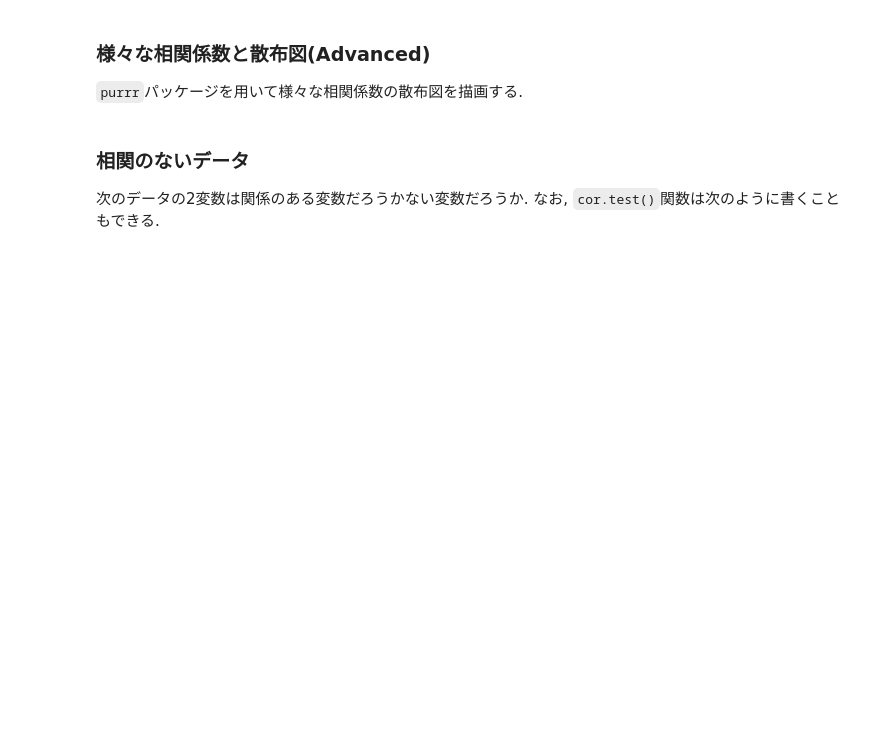
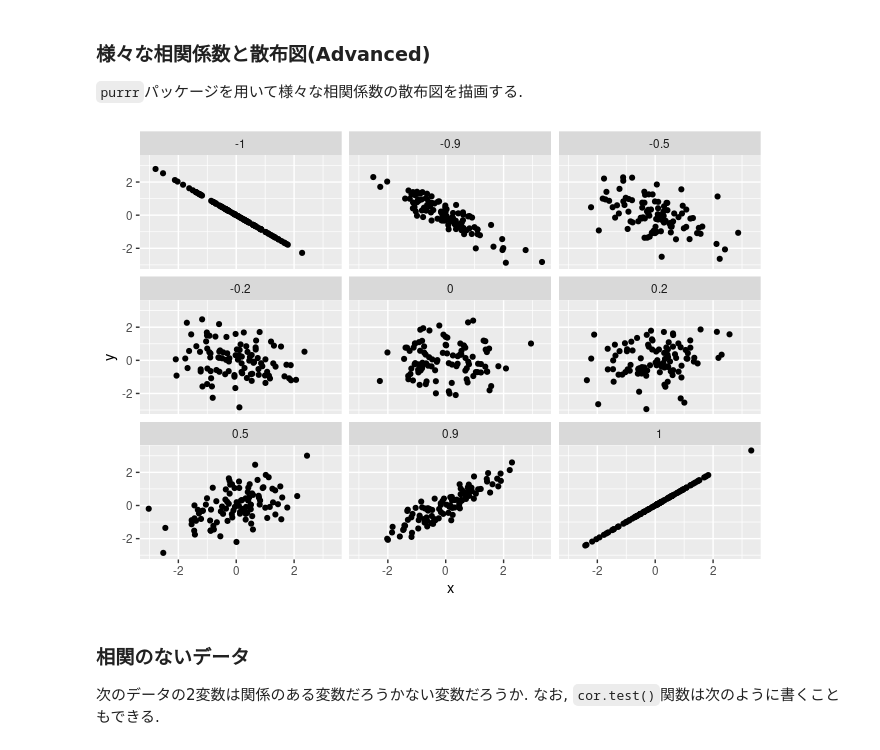
Before and after one commit to N-Yukihiro/Intro2Stats_SFC, a Jupyter notebook: Lecture-07/simple-regression.ipynb, the cells around one changed output. Saved outputs shown, nothing was run; the diff lists cells and outputs as text; code cells hidden in the pictures; blank space fills up the shorter version.

```diff
--- a/Lecture-07/simple-regression.ipynb
+++ b/Lecture-07/simple-regression.ipynb
@@ -94,27 +138,30 @@ with_seed(
 # %%
 p_load(purrr)
 list <- list(-1, -0.9, -0.5, -0.2, 0,
              0.2, 0.5, 0.9,  1)
 with_seed(
   2718,
   list |>
-    map(\(x) mvrnorm(
-      n         = 100,
-      mu        = c(0, 0),
-      Sigma     = matrix(c(1, x, x, 1),
-                         ncol = 2),
-      empirical = TRUE))) |>
+    map(
+      \(x) mvrnorm(
+        n         = 100,
+        mu        = c(0, 0),
+        Sigma     = matrix(c(1, x, x, 1),
+                           ncol = 2),
+        empirical = TRUE))) |>
   map(as_tibble) |>
   purrr::set_names(list) |>
   map(\(data) rename(data, x = 1, y = 2)) |>
   list_rbind(names_to = "cor") |>
   mutate(cor = as.numeric(cor) |>
            as.factor()) |>
   ggplot() +
   aes(x = x,
       y = y) +
   geom_point() +
   facet_wrap(~ cor)
+# %% [output]
+[figure, added]
 # %% [markdown]
 ### 相関のないデータ
 
```
Also changed, not shown: parts of 20 cells of this notebook, 1 other file.
